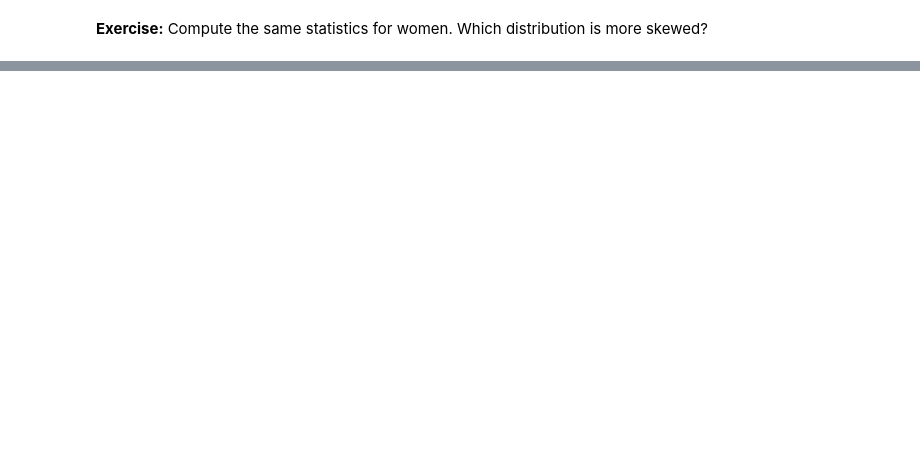
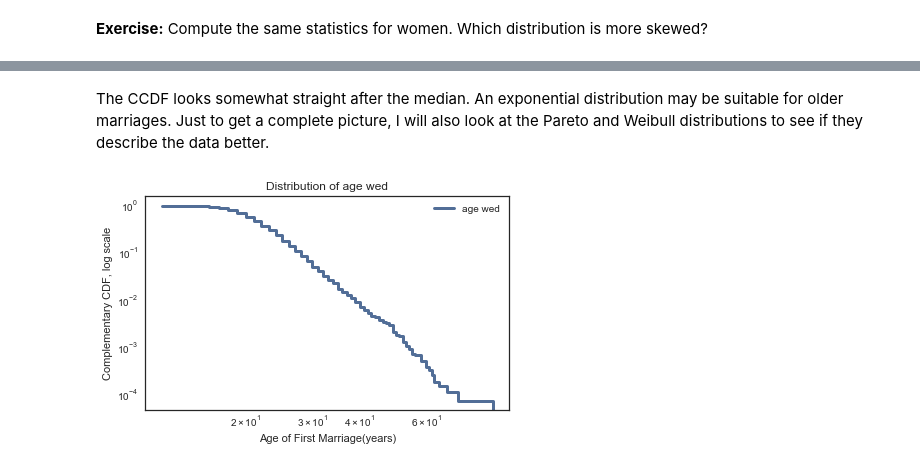
Before and after one commit to coverney/ThinkStats2, a Jupyter notebook: homeworks/homework02.ipynb, the cells around one changed output, grey strips where cells are left out. Cells and saved outputs as stored; diff of their text form; code cells hidden in the pictures; blank space fills up the shorter version.

```diff
--- a/homeworks/homework02.ipynb
+++ b/homeworks/homework02.ipynb
@@ -563,0 +619,12 @@ thinkstats2.PearsonMedianSkewness(male_weights.dropna())
+# %% [markdown]
+The CCDF looks somewhat straight after the median. An exponential distribution may be suitable for older marriages. Just to get a complete picture, I will also look at the Pareto and Weibull distributions to see if they describe the data better.
+# %%
+thinkplot.cdf(cdf_agewed, label='age wed', complement=True)
+
+decorate(title='Distribution of age wed',
+         xlabel='Age of First Marriage(years)',
+         ylabel='Complementary CDF, log scale',
+         xscale='log',
+         yscale='log')
+# %% [output]
+[figure, added]
```
Also changed, not shown: parts of 47 cells of this notebook, 2 other files.
